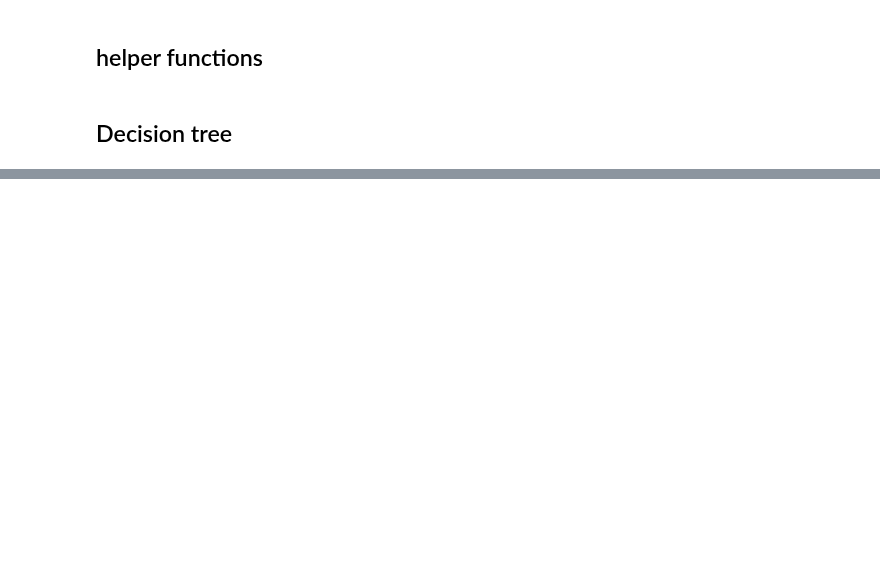
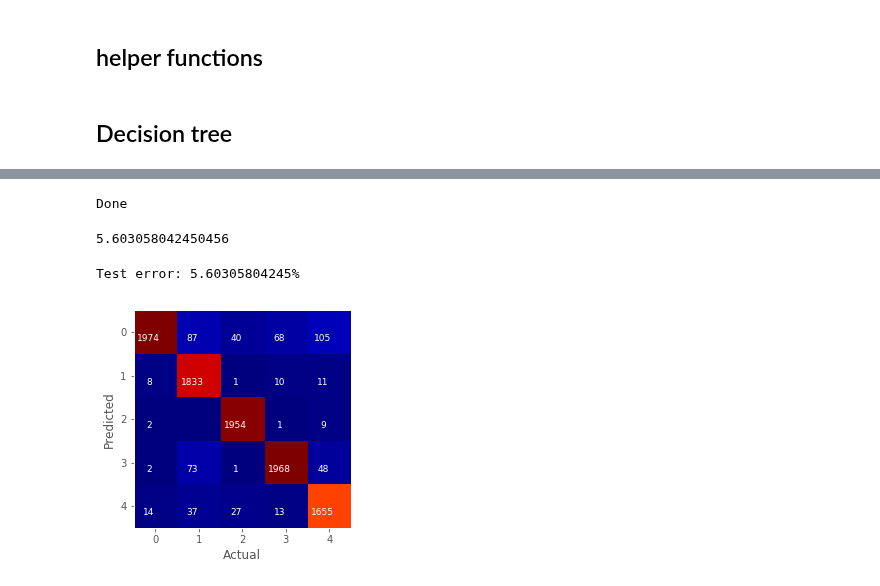
Before and after one commit to jennyzeng/Minecraft-AI, a Jupyter notebook: TraditionalML.ipynb, the cells around one changed output, grey strips where cells are left out. Saved outputs shown, nothing was run; the diff lists cells and outputs as text; code cells hidden in the pictures; blank space fills up the shorter version.

Commit message:
save new trationalML result

```diff
--- a/TraditionalML.ipynb
+++ b/TraditionalML.ipynb
@@ -192,0 +201,5 @@ plot_validation_curve_lin(train_scores, test_scores, "Validation curve Decision
+# %%
+parameters = {"max_depth":[13]}
+svr = tree.DecisionTreeClassifier()
+clf = GridSearchCV(svr, parameters,scoring=make_scorer(roc_auc_score),n_jobs=5)
+clf.fit(Xtr, Ytr)
@@ -192,0 +266,48 @@ plot_validation_curve_lin(train_scores, test_scores, "Validation curve Decision
+# %%
+def error_rate(predictions, labels):
+    """Return the error rate and confusions."""
+    correct = numpy.sum(numpy.argmax(predictions, 1) == numpy.argmax(labels, 1))
+    total = predictions.shape[0]
+
+    error = 100.0 - (100 * float(correct) / float(total))
+
+    confusions = numpy.zeros([NUM_LABELS, NUM_LABELS], numpy.float32)
+    bundled = zip(numpy.argmax(predictions, 1), numpy.argmax(labels, 1))
+    for predicted, actual in bundled:
+        confusions[predicted, actual] += 1
+
+    return error, confusions
+
+print('Done')
+# %% [output]
+Done
+# %%
+forest = RandomForestClassifier(n_estimators=100, random_state=1)
+multi_target_forest = MultiOutputClassifier(forest, n_jobs=5)
+r=multi_target_forest.fit(Xtr, convertLabel(Ytr))
+result=r.predict(Xte)
+# %%
+test_error,confusions=error_rate(result, convertLabel(Yte))
+# %%
+test_error
+# %% [output]
+5.603058042450456
+# %%
+print('Test error: {}%'.format(test_error))
+
+plt.xlabel('Actual')
+plt.ylabel('Predicted')
+plt.grid(False)
+plt.xticks(numpy.arange(5))
+plt.yticks(numpy.arange(5))
+plt.imshow(confusions, cmap=plt.cm.jet, interpolation='nearest');
+
+
+for i, cas in enumerate(confusions):
+    for j, count in enumerate(cas):
+        if count > 0:
+            xoff = .07 * len(str(count))
+            plt.text(j-xoff, i+.2, int(count), fontsize=9, color='white')
+# %% [output]
+Test error: 5.60305804245%
+[figure, added]
```
Also changed, not shown: parts of 42 cells of this notebook.
